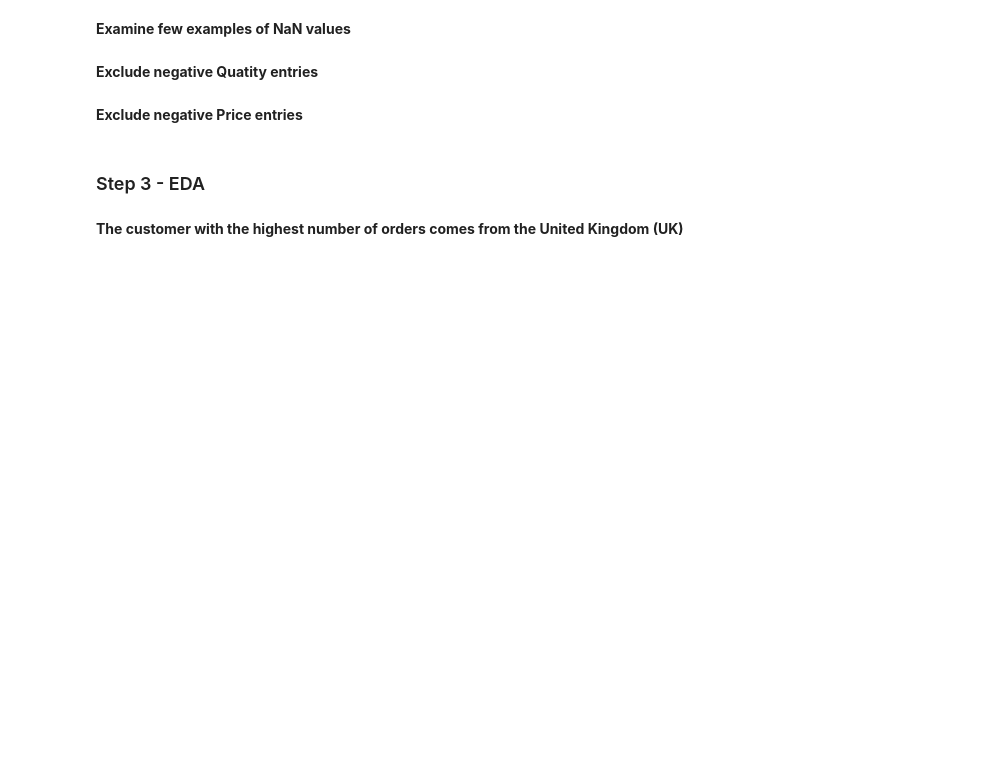
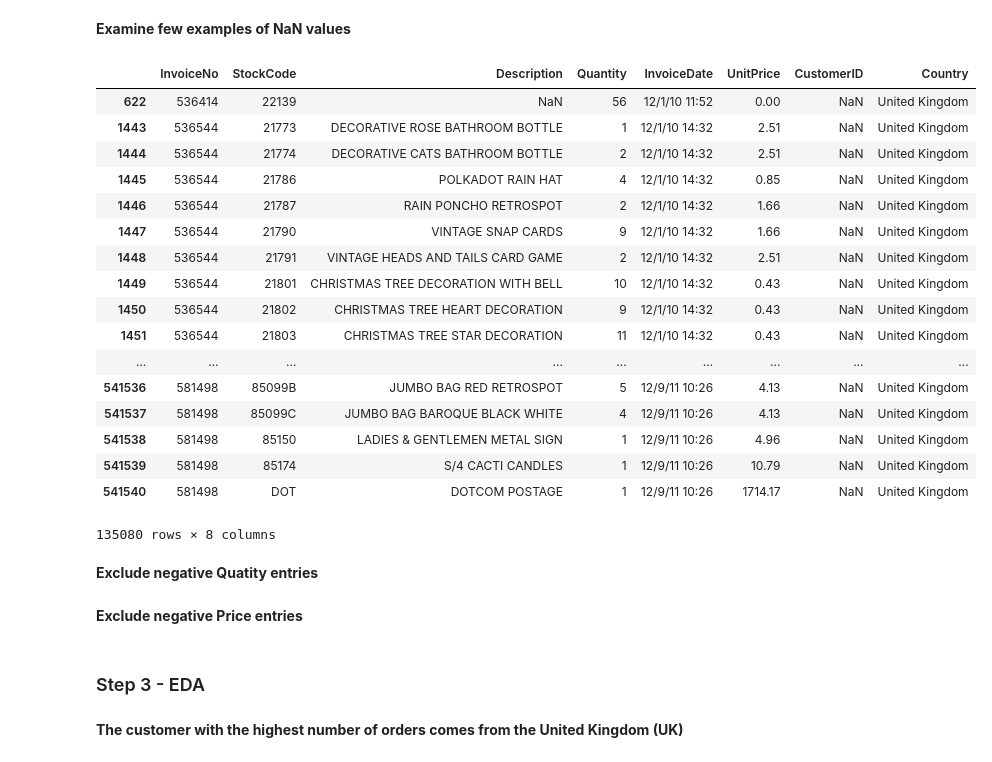
Before and after one commit to hao-phan-cs/devC-coderschool, a Jupyter notebook: Copy_of_Assignment_3_EDA.ipynb, the cells around one changed output. Cells and saved outputs as stored; diff of their text form; code cells hidden in the pictures; blank space fills up the shorter version.

```diff
--- a/Copy_of_Assignment_3_EDA.ipynb
+++ b/Copy_of_Assignment_3_EDA.ipynb
@@ -59,9 +63,10 @@ Typically e-commerce datasets are proprietary and consequently hard to find amon
 # %% [markdown]
 **Import data**
 # %%
-# link = "https://ml101-khanhnguyen.s3-ap-southeast-1.amazonaws.com/devc/Online_Retail.csv"
+link = "https://ml101-khanhnguyen.s3-ap-southeast-1.amazonaws.com/devc/Online_Retail.csv"
 # Note: set param encoding = 'latin1'
 # Your code here
+df = pd.read_csv(link, encoding='latin1')
 # %%
 # Print out First 5 rows from dataframe
 # Your code here
@@ -110,6 +149,26 @@ Few of useful data cleaning functions:
 # %% [markdown]
 **Examine few examples of NaN values**
 # %%
-# List all NaN values
+# List all NaN valued
+df[df.isna().any(axis=1)]
+# %% [output]
+|  | InvoiceNo | StockCode | Description | Quantity | InvoiceDate | UnitPrice | CustomerID | Country |
+| 622 | 536414 | 22139 | NaN | 56 | 12/1/10 11:52 | 0.00 | NaN | United Kingdom |
+| 1443 | 536544 | 21773 | DECORATIVE ROSE BATHROOM BOTTLE | 1 | 12/1/10 14:32 | 2.51 | NaN | United Kingdom |
+| 1444 | 536544 | 21774 | DECORATIVE CATS BATHROOM BOTTLE | 2 | 12/1/10 14:32 | 2.51 | NaN | United Kingdom |
+| 1445 | 536544 | 21786 | POLKADOT RAIN HAT | 4 | 12/1/10 14:32 | 0.85 | NaN | United Kingdom |
+| 1446 | 536544 | 21787 | RAIN PONCHO RETROSPOT | 2 | 12/1/10 14:32 | 1.66 | NaN | United Kingdom |
+| 1447 | 536544 | 21790 | VINTAGE SNAP CARDS | 9 | 12/1/10 14:32 | 1.66 | NaN | United Kingdom |
+| 1448 | 536544 | 21791 | VINTAGE HEADS AND TAILS CARD GAME | 2 | 12/1/10 14:32 | 2.51 | NaN | United Kingdom |
+| 1449 | 536544 | 21801 | CHRISTMAS TREE DECORATION WITH BELL | 10 | 12/1/10 14:32 | 0.43 | NaN | United Kingdom |
+| 1450 | 536544 | 21802 | CHRISTMAS TREE HEART DECORATION | 9 | 12/1/10 14:32 | 0.43 | NaN | United Kingdom |
+| 1451 | 536544 | 21803 | CHRISTMAS TREE STAR DECORATION | 11 | 12/1/10 14:32 | 0.43 | NaN | United Kingdom |
+| ... | ... | ... | ... | ... | ... | ... | ... | ... |
+| 541536 | 581498 | 85099B | JUMBO BAG RED RETROSPOT | 5 | 12/9/11 10:26 | 4.13 | NaN | United Kingdom |
+| 541537 | 581498 | 85099C | JUMBO BAG BAROQUE BLACK WHITE | 4 | 12/9/11 10:26 | 4.13 | NaN | United Kingdom |
+| 541538 | 581498 | 85150 | LADIES & GENTLEMEN METAL SIGN | 1 | 12/9/11 10:26 | 4.96 | NaN | United Kingdom |
+| 541539 | 581498 | 85174 | S/4 CACTI CANDLES | 1 | 12/9/11 10:26 | 10.79 | NaN | United Kingdom |
+| 541540 | 581498 | DOT | DOTCOM POSTAGE | 1 | 12/9/11 10:26 | 1714.17 | NaN | United Kingdom |
+135080 rows × 8 columns
 # %% [markdown]
 **Exclude negative Quatity entries**
```
Also changed, not shown: parts of 20 cells of this notebook.
